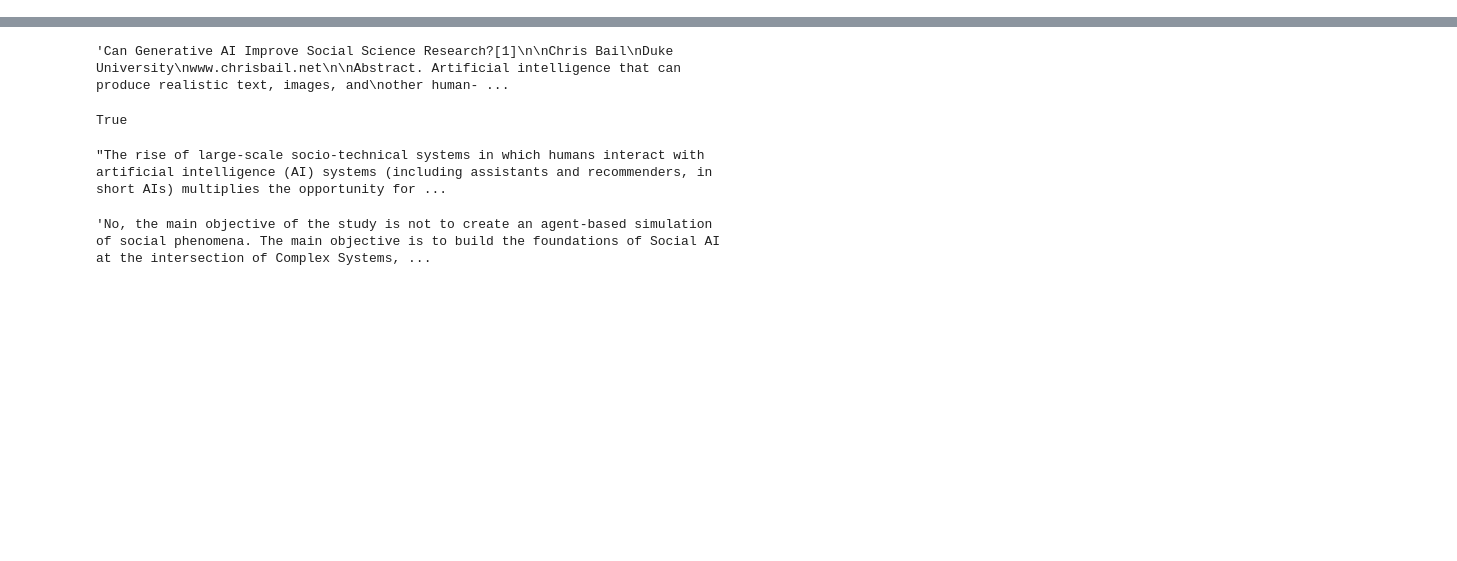
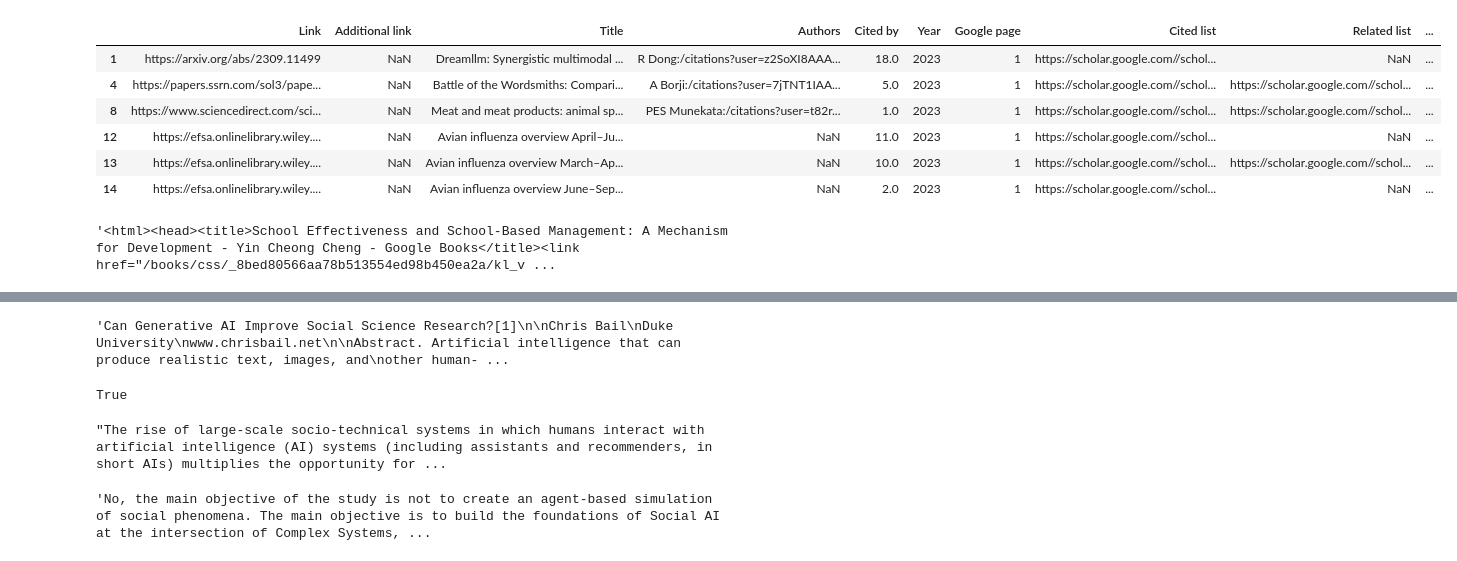
Before and after one commit to karetnikovn/gscholar-review-filter_copy, a Jupyter notebook: test.ipynb, the cells around one changed output, grey strips where cells are left out. Drawn from its saved outputs; the diff is of its cells as text; code cells hidden in the pictures; blank space fills up the shorter version.

```diff
--- a/test.ipynb
+++ b/test.ipynb
@@ -0,0 +44,11 @@
+# %%
+is_number = pd.to_numeric(df['Cited by'], errors='coerce').notna()
+df[is_number]
+# %% [output]
+|  | Link | Additional link | Title | Authors | Cited by | Year | Google page | Cited list | Related list | ... |
+| 1 | https://arxiv.org/abs/2309.11499 | NaN | Dreamllm: Synergistic multimodal ... | R Dong:/citations?user=z2SoXI8AAA... | 18.0 | 2023 | 1 | https://scholar.google.com//schol... | NaN | ... |
+| 4 | https://papers.ssrn.com/sol3/pape... | NaN | Battle of the Wordsmiths: Compari... | A Borji:/citations?user=7jTNT1IAA... | 5.0 | 2023 | 1 | https://scholar.google.com//schol... | https://scholar.google.com//schol... | ... |
+| 8 | https://www.sciencedirect.com/sci... | NaN | Meat and meat products: animal sp... | PES Munekata:/citations?user=t82r... | 1.0 | 2023 | 1 | https://scholar.google.com//schol... | https://scholar.google.com//schol... | ... |
+| 12 | https://efsa.onlinelibrary.wiley.... | NaN | Avian influenza overview April–Ju... | NaN | 11.0 | 2023 | 1 | https://scholar.google.com//schol... | NaN | ... |
+| 13 | https://efsa.onlinelibrary.wiley.... | NaN | Avian influenza overview March–Ap... | NaN | 10.0 | 2023 | 1 | https://scholar.google.com//schol... | https://scholar.google.com//schol... | ... |
+| 14 | https://efsa.onlinelibrary.wiley.... | NaN | Avian influenza overview June–Sep... | NaN | 2.0 | 2023 | 1 | https://scholar.google.com//schol... | NaN | ... |
@@ -0,0 +91,4 @@
+# %%
+html_content
+# %% [output]
+'<html><head><title>School Effectiveness and School-Based Management: A Mechanism for Development - Yin Cheong Cheng - Google Books</title><link href="/books/css/_8bed80566aa78b513554ed98b450ea2a/kl_v ...
```
Also changed, not shown: parts of 15 cells of this notebook, 1 other file.
